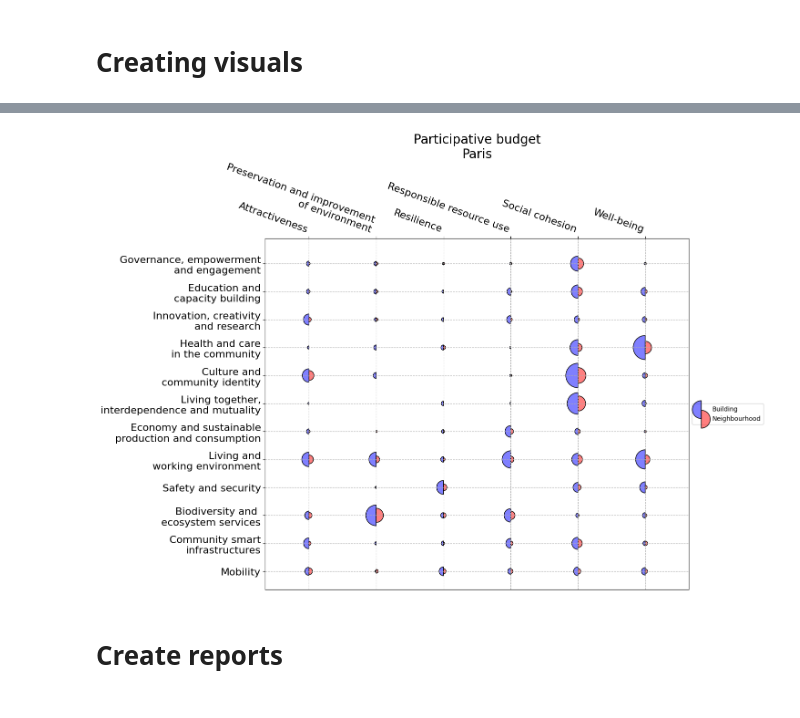
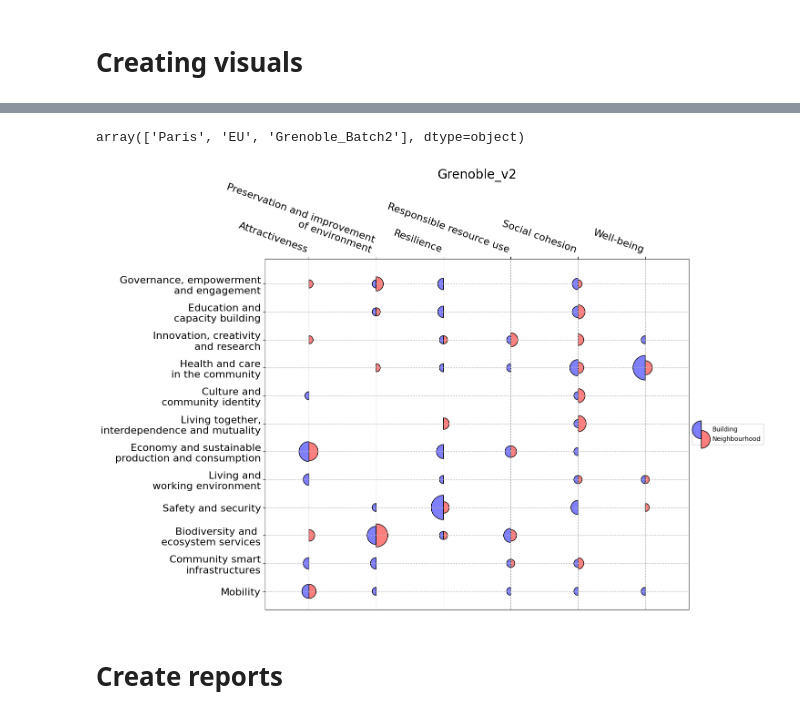
Before and after one commit to kelu124/PBP_37101, a Jupyter notebook: 0.FullRun.ipynb, the cells around one changed output, grey strips where cells are left out. Cells and saved outputs as stored; diff of their text form; code cells hidden in the pictures.

```diff
--- a/0.FullRun.ipynb
+++ b/0.FullRun.ipynb
@@ -139,12 +115,18 @@ df
+# %%
+df.Place.unique()
+# %% [output]
+array(['Paris', 'EU', 'Grenoble_Batch2'], dtype=object)
 # %%
+df = df[df.Place == "Grenoble_Batch2"]
+
 dfRef = pd.DataFrame(columns=df.columns)
 dfUC = df
 
-plt, ax = iImg.createImg(dfUC,dfRef,title="Participative budget\nParis")
-plt.savefig("doc/WIP/Paris.png", bbox_inches='tight')
-plt.savefig("doc/WIP/Paris.svg", bbox_inches='tight')
+plt, ax = iImg.createImg(dfUC,dfRef,title="Grenoble_v2")
+plt.savefig("doc/WIP/Grenoble_v2.png", bbox_inches='tight')
+plt.savefig("doc/WIP/Grenoble_v2.svg", bbox_inches='tight')
 # %% [output]
-[figure, old version]
+[figure, new version]
 # %%
 projets = pd.read_csv("data/bp_projets_gagnants.csv",sep=";")
 # %% [markdown]
```
Also changed, not shown: parts of 25 cells of this notebook, 4 other files.
